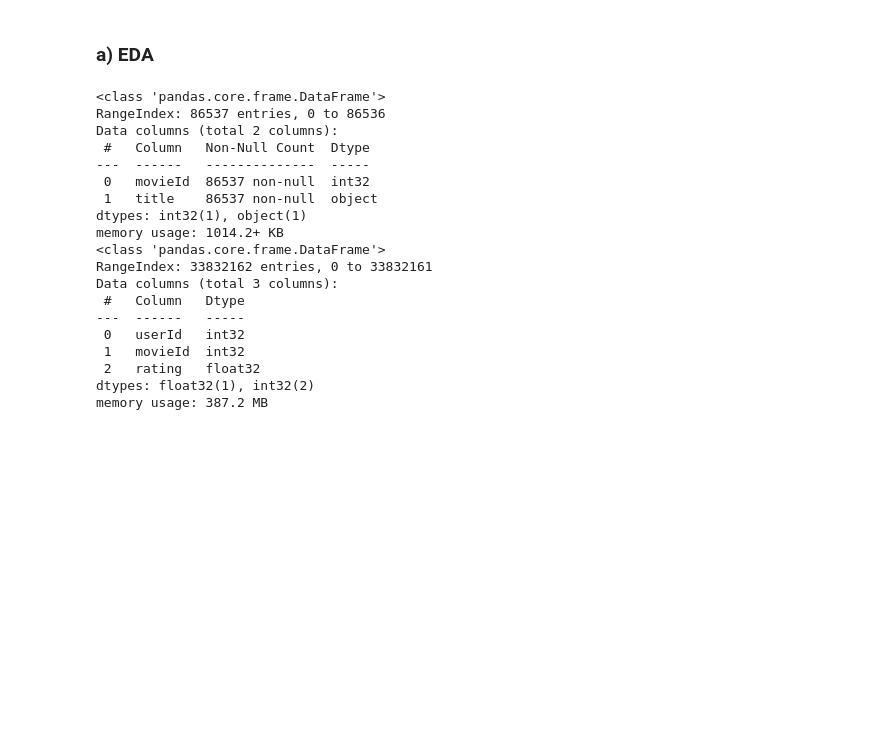
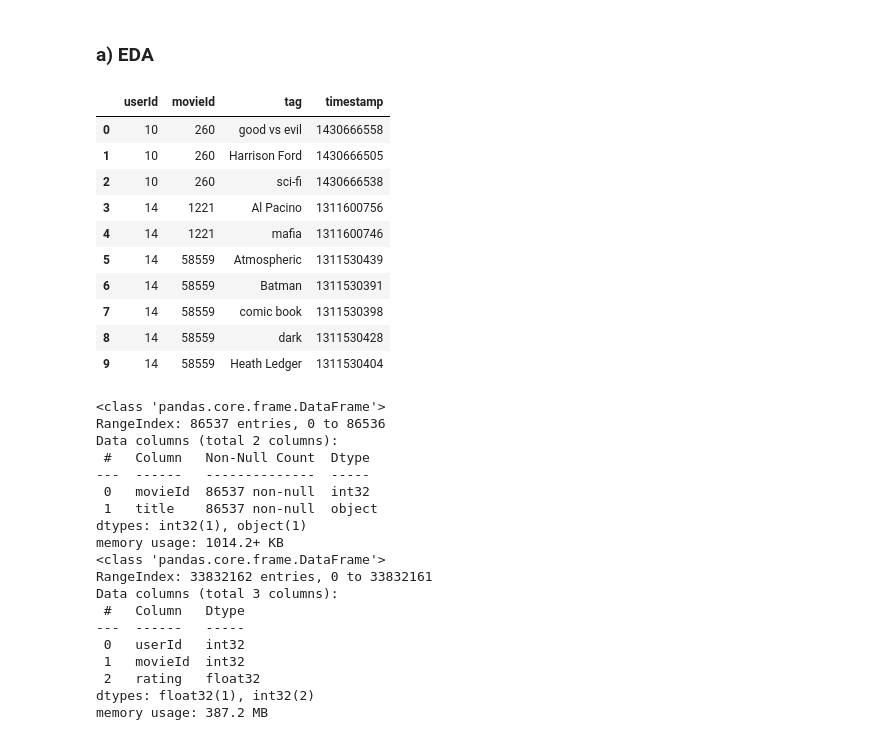
Before and after one commit to SandraAnder/AI-Sandra-Andersson-OPA23, a Jupyter notebook: labs/Lab1/Lab1.ipynb, the cells around one changed output. Saved outputs shown, nothing was run; the diff lists cells and outputs as text; code cells hidden in the pictures; blank space fills up the shorter version.

```diff
--- a/labs/Lab1/Lab1.ipynb
+++ b/labs/Lab1/Lab1.ipynb
@@ -8,11 +8,27 @@ from fuzzywuzzy import process
 # %%
 movies = 'data/ml-latest/movies.csv'
 ratings = 'data/ml-latest/ratings.csv'
+tags = 'data/ml-latest/tags.csv'
 
 df_movies = pd.read_csv(movies, usecols=['movieId', 'title'], dtype={'movieId':'int32', 'title':'str'})
 df_ratings = pd.read_csv(ratings, usecols=['userId', 'movieId', 'rating'], dtype={'userId':'int32', 'movieId': 'int32', 'rating':'float32'})
+df_tags = pd.read_csv(tags, usecols=['userId', 'movieId', 'tag', 'timestamp'], dtype={'userId':'int32', 'movieId': 'int32', 'tag':'str', 'timestamp': 'int32'})
 # %% [markdown]
 ### a) EDA
+# %%
+df_tags.head(10)
+# %% [output]
+|  | userId | movieId | tag | timestamp |
+| 0 | 10 | 260 | good vs evil | 1430666558 |
+| 1 | 10 | 260 | Harrison Ford | 1430666505 |
+| 2 | 10 | 260 | sci-fi | 1430666538 |
+| 3 | 14 | 1221 | Al Pacino | 1311600756 |
+| 4 | 14 | 1221 | mafia | 1311600746 |
+| 5 | 14 | 58559 | Atmospheric | 1311530439 |
+| 6 | 14 | 58559 | Batman | 1311530391 |
+| 7 | 14 | 58559 | comic book | 1311530398 |
+| 8 | 14 | 58559 | dark | 1311530428 |
+| 9 | 14 | 58559 | Heath Ledger | 1311530404 |
 # %%
 df_movies.info()
 df_ratings.info()
```
Also changed, not shown: parts of 12 cells of this notebook, 1 other file.
